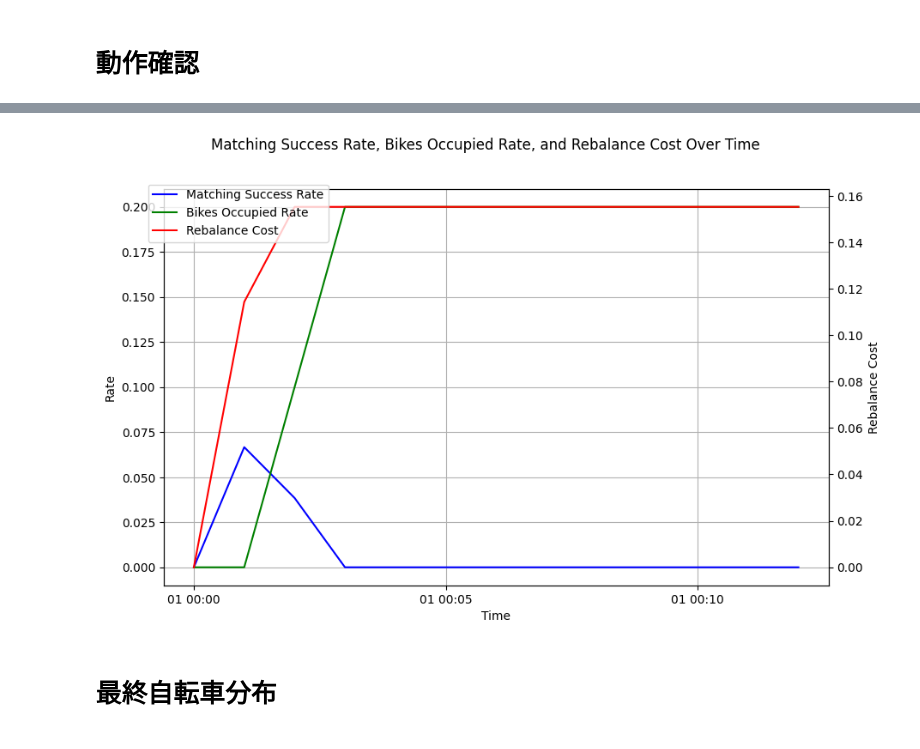
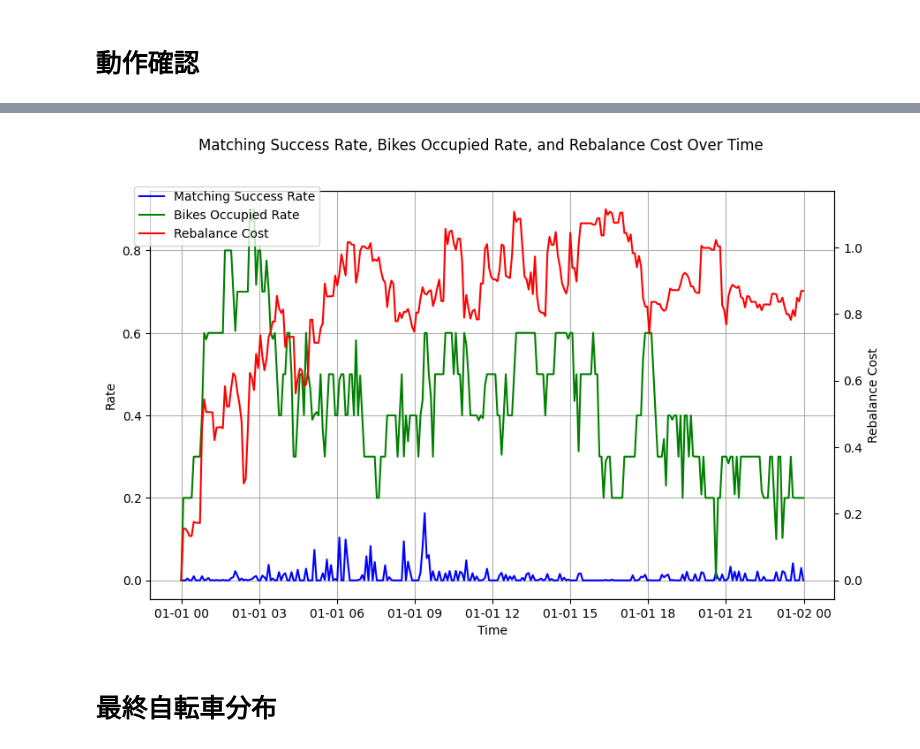
Before and after one commit to Koki-Kazaore/Research, a Jupyter notebook: googleColabEnv/optimizationBasedDispatchModel/optimizationBasedDispatchModel.ipynb, the cells around one changed output, grey strips where cells are left out. Saved outputs shown, nothing was run; the diff lists cells and outputs as text; code cells hidden in the pictures.

```diff
--- a/googleColabEnv/optimizationBasedDispatchModel/optimizationBasedDispatchModel.ipynb
+++ b/googleColabEnv/optimizationBasedDispatchModel/optimizationBasedDispatchModel.ipynb
@@ -110,7 +111,7 @@ See the caveats in the documentation: https://pandas.pydata.org/pandas-docs/stab
 '''ユーザーリクエストの集合'''
 
 STARTING_DATE = '2023-01-01 0:00'
-END_DATE = '2023-01-01 0:13'
+END_DATE = '2023-01-02 0:00'
 
 # ParquetファイルのURL
 url = 'https://d37ci6vzurychx.cloudfront.net/trip-data/yellow_tripdata_2023-01.parquet'
@@ -494,34 +495,53 @@ B
 # %%
 # 自転車の割り当て成功率と占有率とリバランスコストの関係をグラフ化する
 
 # ログデータをデータフレームにコンバートする
 df_time_series = pd.DataFrame(time_series_log_data)
 
+# 時間データを数値に変換
+time = df_time_series['time'].astype('int64') / 1e9  # 秒に変換
+
+# 補間のための新しい時間データを作成
+time_new = np.linspace(time.min(), time.max(), 300)
+
+# PCHIP補間
+pchip_matching_success_rate = PchipInterpolator(time, df_time_series['matching_success_rate'])
+matching_success_rate_smooth = pchip_matching_success_rate(time_new)
+
+pchip_bikes_occupied_rate = PchipInterpolator(time, df_time_series['bikes_occupied_rate'])
+bikes_occupied_rate_smooth = pchip_bikes_occupied_rate(time_new)
+
+pchip_rebalance_cost = PchipInterpolator(time, df_time_series['rebalance_cost'])
+rebalance_cost_smooth = pchip_rebalance_cost(time_new)
+
 # プロット
 fig, ax1 = plt.subplots(figsize=(10, 6))
 
+# 新しい時間データをDateTimeに変換してプロット
+time_new_datetime = pd.to_datetime(time_new * 1e9)
+
 # 左側のY軸に割り当て成功率と自転車の占有率をプロット
-ax1.plot(df_time_series['time'], df_time_series['matching_success_rate'], label='Matching Success Rate', color='b')
-ax1.plot(df_time_series['time'], df_time_series['bikes_occupied_rate'], label='Bikes Occupied Rate', color='g')
+ax1.plot(time_new_datetime, matching_success_rate_smooth, label='Matching Success Rate', color='b')
+ax1.plot(time_new_datetime, bikes_occupied_rate_smooth, label='Bikes Occupied Rate', color='g')
 ax1.set_xlabel('Time')
 ax1.set_ylabel('Rate', color='k')
 ax1.tick_params(axis='y', labelcolor='k')
 
 # 右側のY軸にリバランスコストをプロット
 ax2 = ax1.twinx()
-ax2.plot(df_time_series['time'], df_time_series['rebalance_cost'], label='Rebalance Cost', color='r')
+ax2.plot(time_new_datetime, rebalance_cost_smooth, label='Rebalance Cost', color='r')
 ax2.set_ylabel('Rebalance Cost', color='k')
 ax2.tick_params(axis='y', labelcolor='k')
 
 # グラフのタイトルと凡例の設定
 fig.suptitle('Matching Success Rate, Bikes Occupied Rate, and Rebalance Cost Over Time')
 fig.legend(loc='upper left', bbox_to_anchor=(0.1,0.9))
 
 ax1.grid(True)
 
 plt.show()
 # %% [output]
-[figure, old version]
+[figure, new version]
 # %% [markdown]
 # 最終自転車分布
 # %%
```
Also changed, not shown: parts of 5 cells of this notebook.
